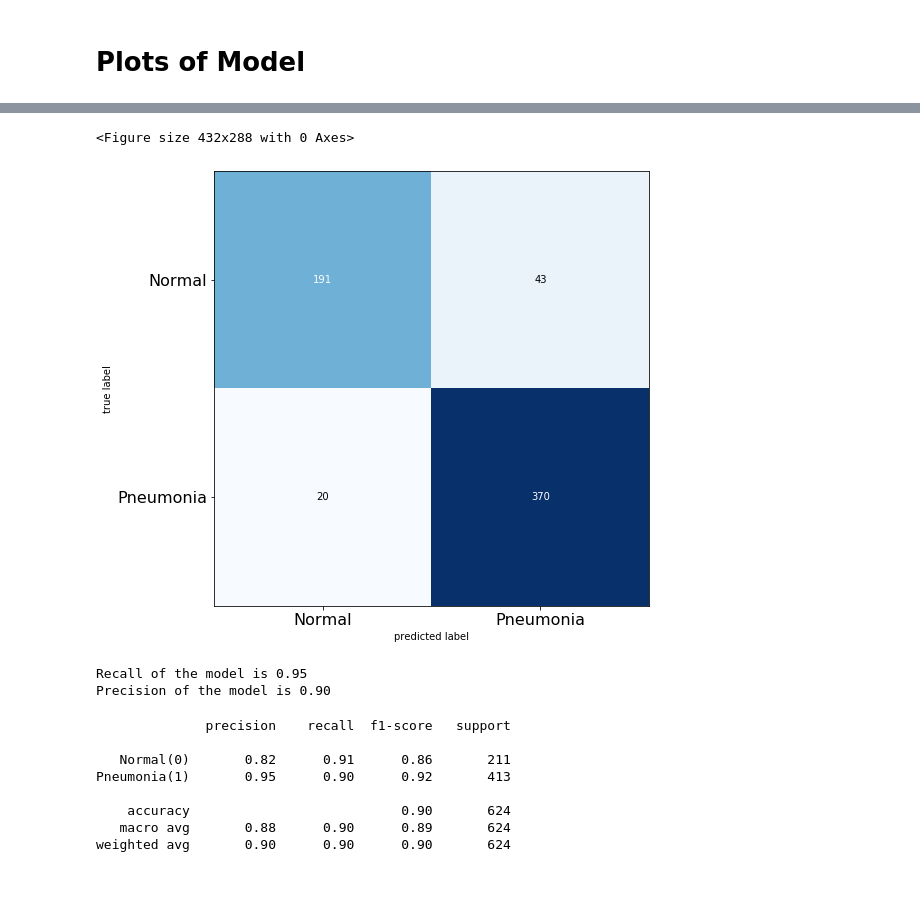
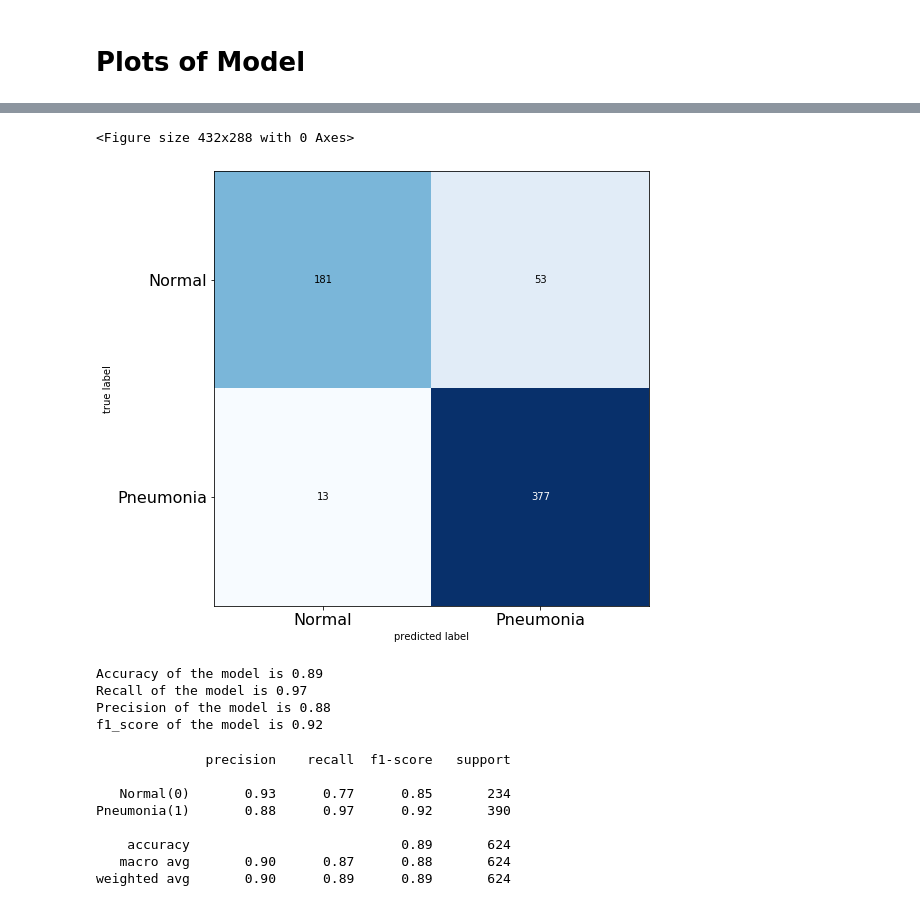
Before and after one commit to Halisygn/Capstone-Project-2, a Jupyter notebook: Capstone_project_2.ipynb, the cells around one changed output, grey strips where cells are left out. Drawn from its saved outputs; the diff is of its cells as text; code cells hidden in the pictures.

```diff
--- a/Capstone_project_2.ipynb
+++ b/Capstone_project_2.ipynb
@@ -310,8 +307,6 @@ plt.show()
 # %%
-from pathlib import Path
-from keras.utils import to_categorical
-original_test_label=[]
-images=[]
+y_test=[]
+X_test=[]
 
 test_normal=Path("../chest_xray/chest_xray/test/NORMAL")
 normal = test_normal.glob('*.jpeg')
@@ -326,9 +321,9 @@ for i in normal:
         img = cv2.resize(img, (150,150))
     except Exception as e:
         print(str(e))
-    images.append(img)
+    X_test.append(img)
     label = to_categorical(0, num_classes=2)
-    original_test_label.append(label)
+    y_test.append(label)
 
 test_pneumonia = Path("../chest_xray/chest_xray/test/PNEUMONIA")
 pneumonia = test_pneumonia.glob('*.jpeg')
@@ -343,52 +338,53 @@ for i in pneumonia:
         img = cv2.resize(img, (150,150))
     except Exception as e:
         print(str(e))
-    images.append(img)
+    X_test.append(img)
     label = to_categorical(1, num_classes=2)
-    original_test_label.append(label)
+    y_test.append(label)
 
-
-images = np.array(images)
-original_test_label = np.array(original_test_label)
-orig_test_labels = np.argmax(original_test_label, axis=-1)
+X_test = np.array(X_test)
+y_test = np.array(y_test)
 # %%
 # Get predictions
-pred = model.predict(images)
+pred = model.predict(X_test)
 pred = np.argmax(pred, axis=1)
+y_true = np.argmax(y_test, axis=-1)
 # %%
-from sklearn.metrics import confusion_matrix
-from mlxtend.plotting import plot_confusion_matrix
-
-cm  = confusion_matrix(orig_test_labels, pred)
+cm  = confusion_matrix(y_true, pred)
 plt.figure()
 plot_confusion_matrix(cm,figsize=(12,8), hide_ticks=True,cmap=plt.cm.Blues)
 plt.xticks(range(2), ['Normal', 'Pneumonia'], fontsize=16)
 plt.yticks(range(2), ['Normal', 'Pneumonia'], fontsize=16)
 plt.show()
 # %% [output]
 <Figure size 432x288 with 0 Axes>
-[figure, old version]
+[figure, new version]
 # %%
 tn, fp, fn, tp = cm.ravel()
 
+accuracy = accuracy_score(y_true, pred)
 precision = tp/(tp+fp)
 recall = tp/(tp+fn)
+f1_score = (2*precision*recall)/(precision+recall)
 
+print("Accuracy of the model is {:.2f}".format(accuracy))
 print("Recall of the model is {:.2f}".format(recall))
 print("Precision of the model is {:.2f}".format(precision))
+print("f1_score of the model is {:.2f}".format(f1_score))
 # %% [output]
-Recall of the model is 0.95
-Precision of the model is 0.90
+Accuracy of the model is 0.89
+Recall of the model is 0.97
+Precision of the model is 0.88
+f1_score of the model is 0.92
 # %%
-from sklearn.metrics import classification_report
 # show a nicely formatted classification report
-print(classification_report(pred, orig_test_labels, target_names= ['Normal(0)', 'Pneumonia(1)']))
+print(classification_report(y_true,pred, target_names= ['Normal(0)', 'Pneumonia(1)']))
 # %% [output]
               precision    recall  f1-score   support
 
-   Normal(0)       0.82      0.91      0.86       211
-Pneumonia(1)       0.95      0.90      0.92       413
+   Normal(0)       0.93      0.77      0.85       234
+Pneumonia(1)       0.88      0.97      0.92       390
 
-    accuracy                           0.90       624
-   macro avg       0.88      0.90      0.89       624
-weighted avg       0.90      0.90      0.90       624
+    accuracy                           0.89       624
+   macro avg       0.90      0.87      0.88       624
+weighted avg       0.90      0.89      0.89       624
```
Also changed, not shown: parts of 7 cells of this notebook, 1 other file.
